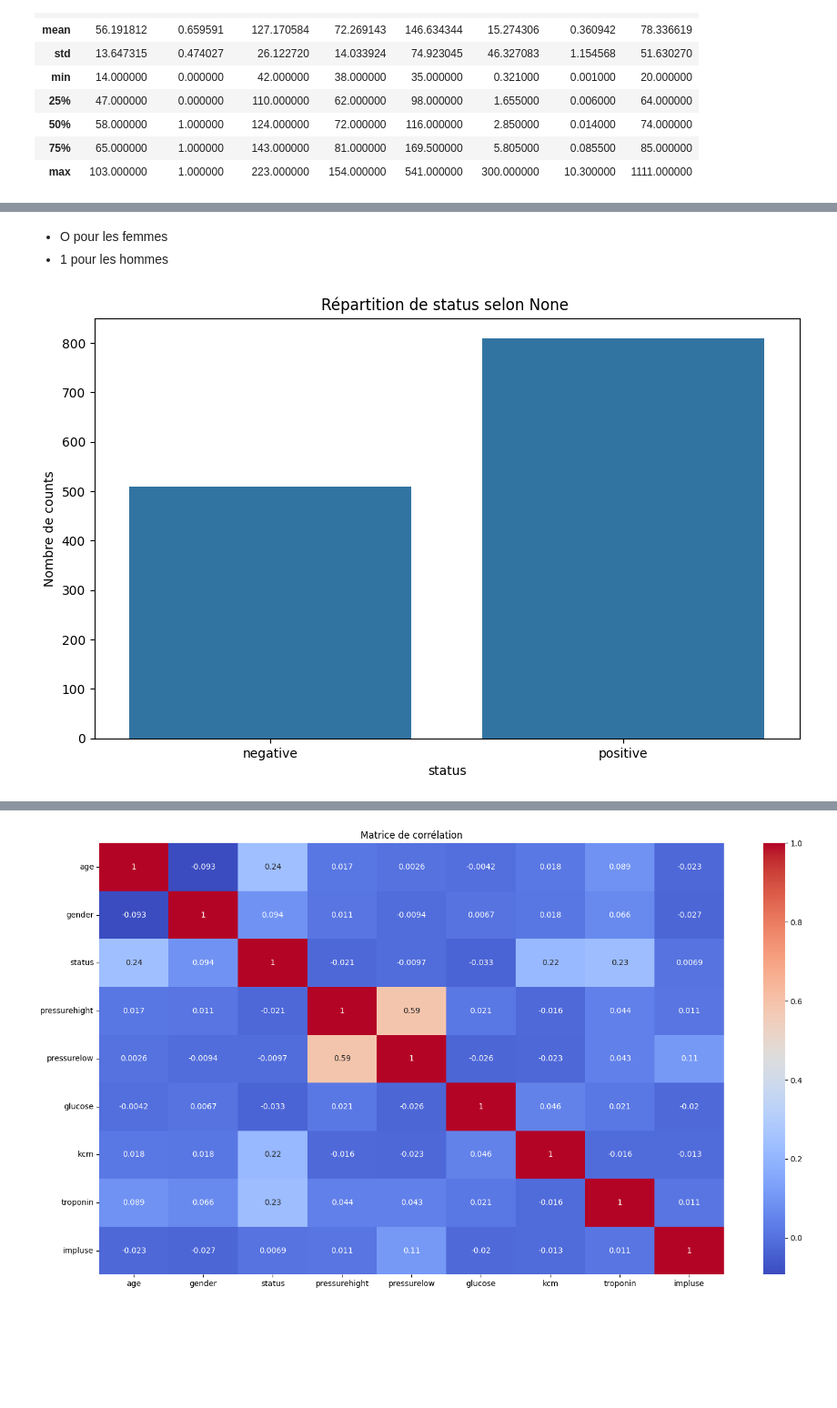
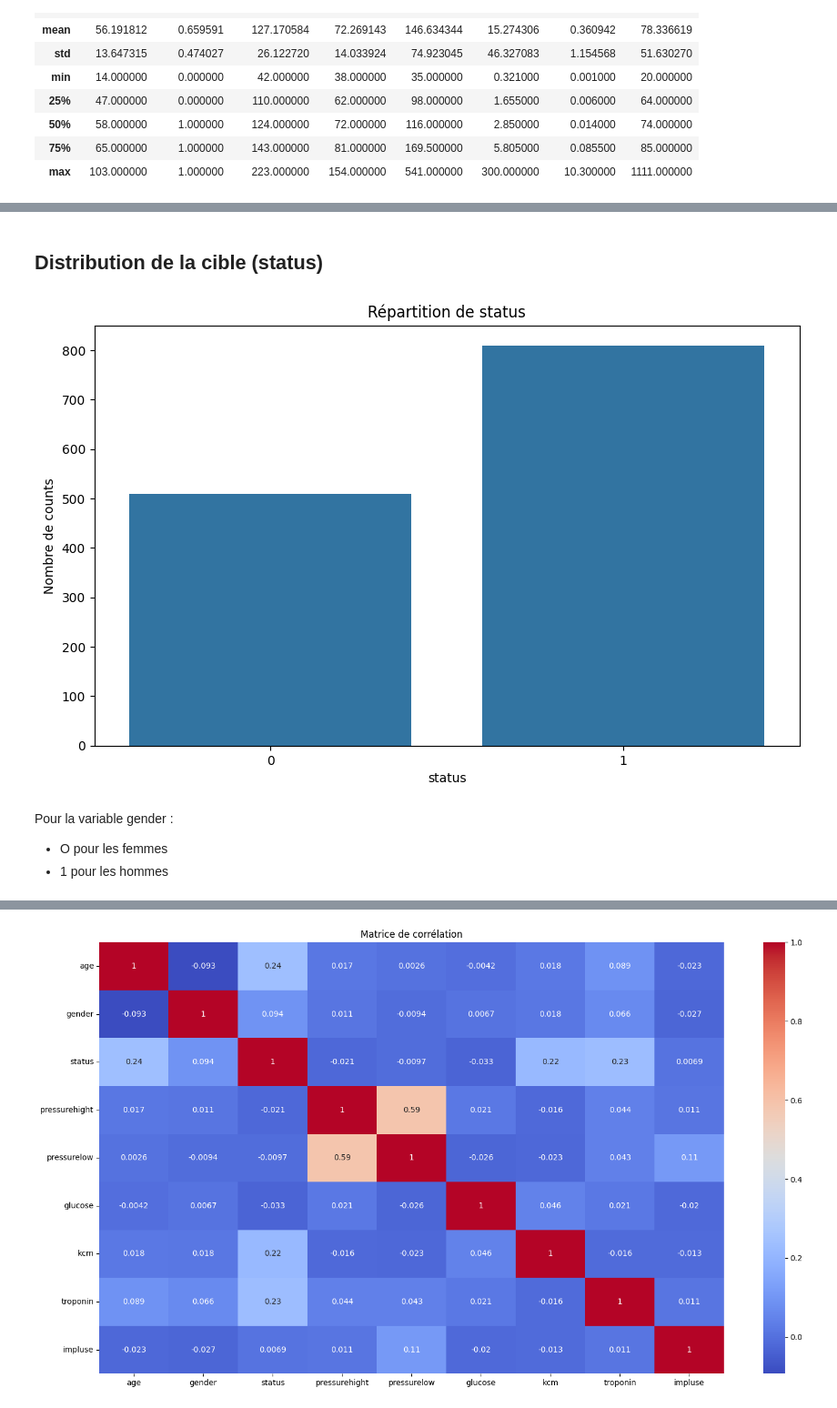
Before and after one commit to khadija199904/API_machine_learning, a Jupyter notebook: EDA.ipynb, the cells around one changed output, grey strips where cells are left out. Shown: that part at 91% size. Drawn from its saved outputs; the diff is of its cells as text; code cells hidden in the pictures; blank space fills up the shorter version.

```diff
--- a/EDA.ipynb
+++ b/EDA.ipynb
@@ -80,6 +64,5 @@ plt.show()
-# %% [markdown]
-- O pour les femmes
-- 1 pour les hommes
+# %% [markdown]
+## Distribution de la cible (status)
 # %%
 #  Countplot pour visualiser la distribution des variables catégorielle
 def plot_countplot(df, column, hue= None,title=None):
@@ -91,9 +74,13 @@ def plot_countplot(df, column, hue= None,title=None):
     plt.ylabel("Nombre de counts")
     plt.show()
 # %%
-plot_countplot(df,column='status')
+plot_countplot(df,column='status',title= 'Répartition de status' )
 # %% [output]
-[figure, old version]
+[figure, new version]
+# %% [markdown]
+Pour la variable gender :
+- O pour les femmes
+- 1 pour les hommes
 # %%
 plot_countplot(df, hue = 'gender' , column='status')
 # %% [output]
```
Also changed, not shown: parts of 8 cells of this notebook.
